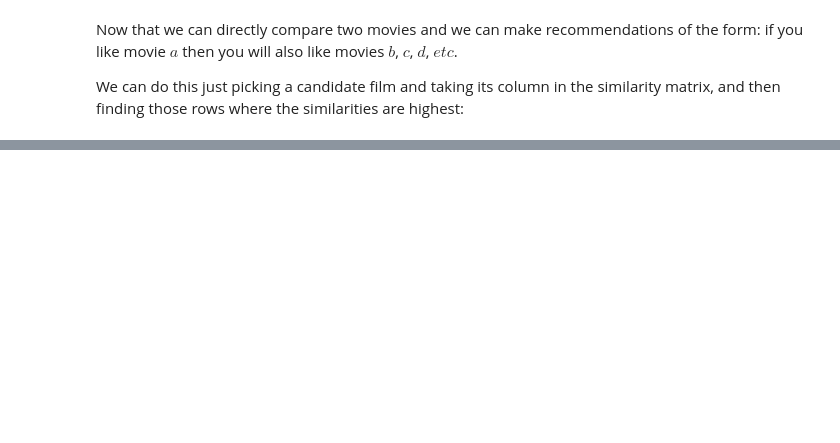
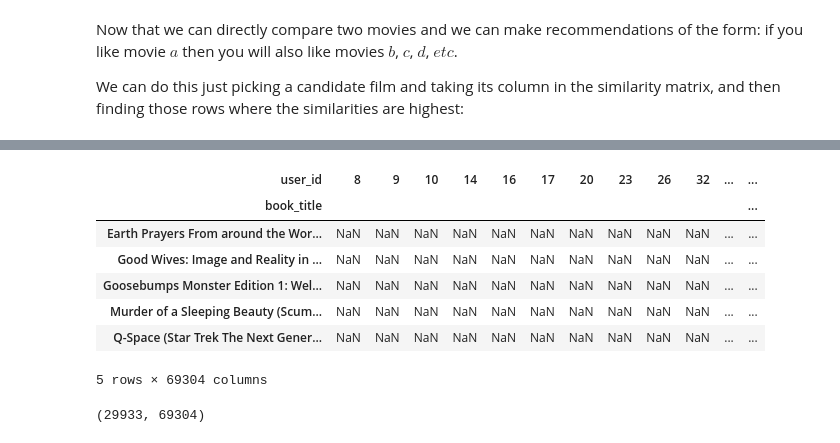
Before and after one commit to DiegoFA1/oct2024_capstone, a Jupyter notebook: notebooks/5.RecommendationSystemModeling.ipynb, the cells around one changed output, grey strips where cells are left out. Cells and saved outputs as stored; diff of their text form; code cells hidden in the pictures; blank space fills up the shorter version.

```diff
--- a/notebooks/5.RecommendationSystemModeling.ipynb
+++ b/notebooks/5.RecommendationSystemModeling.ipynb
@@ -165,0 +180,2 @@ similar_movies.head(10)
+# %%
+df_temp = df[['book_title', 'rating', 'user_id']]
@@ -165,0 +204,2 @@ similar_movies.head(10)
+# %%
+books_rated = pd.DataFrame(df.groupby('book_title')['rating'].count()).rename(columns={'rating':'total_rating_count'}).reset_index()
@@ -165,0 +224,4 @@ similar_movies.head(10)
+# %%
+final = pd.merge(df_temp , books_rated, how='inner', left_on='book_title',right_on='book_title')
+final = final[final['total_rating_count']>5]
+final.shape
@@ -165,0 +239,23 @@ similar_movies.head(10)
+# %%
+'''
+ Prepare a matrix
+  rows: Users
+  columns: Books
+  values : ratings
+'''
+
+matrix = pd.pivot_table(data=final, index='book_title', columns='user_id', values='rating')
+matrix.head()
+# %% [output]
+| user_id | 8 | 9 | 10 | 14 | 16 | 17 | 20 | 23 | 26 | 32 | ... | ... |
+| book_title |  |  |  |  |  |  |  |  |  |  |  | ... |
+| Earth Prayers From around the Wor... | NaN | NaN | NaN | NaN | NaN | NaN | NaN | NaN | NaN | NaN | ... | ... |
+| Good Wives: Image and Reality in ... | NaN | NaN | NaN | NaN | NaN | NaN | NaN | NaN | NaN | NaN | ... | ... |
+| Goosebumps Monster Edition 1: Wel... | NaN | NaN | NaN | NaN | NaN | NaN | NaN | NaN | NaN | NaN | ... | ... |
+| Murder of a Sleeping Beauty (Scum... | NaN | NaN | NaN | NaN | NaN | NaN | NaN | NaN | NaN | NaN | ... | ... |
+| Q-Space (Star Trek The Next Gener... | NaN | NaN | NaN | NaN | NaN | NaN | NaN | NaN | NaN | NaN | ... | ... |
+5 rows × 69304 columns
+# %%
+matrix.shape
+# %% [output]
+(29933, 69304)
```
Also changed, not shown: parts of 42 cells of this notebook, 4 other files.
